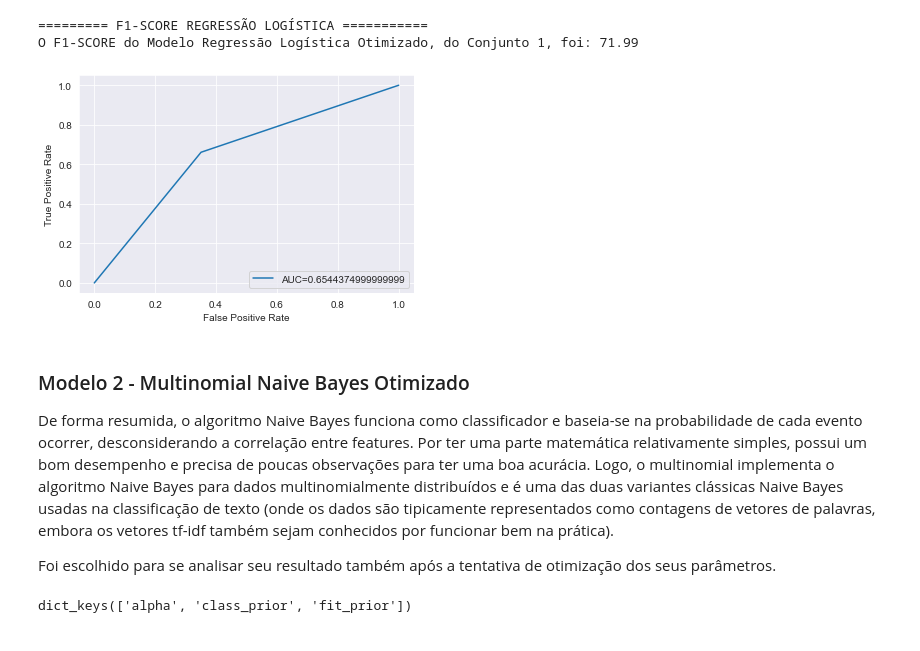
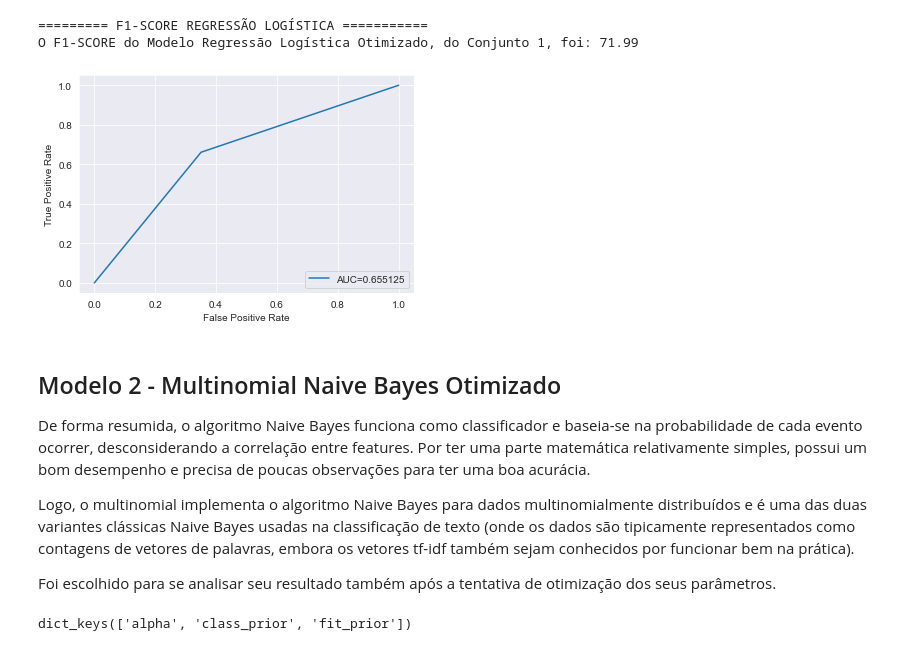
Before and after one commit to Ruann-01/Python_IA, a Jupyter notebook: Trabalho Final/Trabalho Final.ipynb, the cells around one changed output. Cells and saved outputs as stored; diff of their text form; code cells hidden in the pictures.

```diff
--- a/Trabalho Final/Trabalho Final.ipynb
+++ b/Trabalho Final/Trabalho Final.ipynb
@@ -523,18 +527,20 @@ O F1-SCORE do Modelo Regressão Logística Otimizado, do Conjunto 1, foi: 71.99
 # %%
 #Curva ROC e AUC
 fpr, tpr, _ = metrics.roc_curve(y_test,y_pred1)
 auc_rl = metrics.roc_auc_score(y_test,y_pred1)
 #Plotando a Curva Roc e AUC
-plt.plot(fpr,tpr,label="AUC="+str(auc))
+plt.plot(fpr,tpr,label="AUC="+str(auc_rl))
 plt.ylabel('True Positive Rate')
 plt.xlabel('False Positive Rate')
 plt.legend(loc=4)
 plt.show()
 # %% [output]
-[figure, old version]
+[figure, new version]
 # %% [markdown]
-### Modelo 2 - Multinomial Naive Bayes Otimizado
-De forma resumida, o algoritmo Naive Bayes funciona como classificador e baseia-se na probabilidade de cada evento ocorrer, desconsiderando a correlação entre features. Por ter uma parte matemática relativamente simples, possui um bom desempenho e precisa de poucas observações para ter uma boa acurácia. Logo, o multinomial implementa o algoritmo Naive Bayes para dados multinomialmente distribuídos e é uma das duas variantes clássicas Naive Bayes usadas na classificação de texto (onde os dados são tipicamente representados como contagens de vetores de palavras, embora os vetores tf-idf também sejam conhecidos por funcionar bem na prática).
+## Modelo 2  - Multinomial Naive Bayes Otimizado
+De forma resumida, o algoritmo Naive Bayes funciona como classificador e baseia-se na probabilidade de cada evento ocorrer, desconsiderando a correlação entre features. Por ter uma parte matemática relativamente simples, possui um bom desempenho e precisa de poucas observações para ter uma boa acurácia.
+
+Logo, o multinomial implementa o algoritmo Naive Bayes para dados multinomialmente distribuídos e é uma das duas variantes clássicas Naive Bayes usadas na classificação de texto (onde os dados são tipicamente representados como contagens de vetores de palavras, embora os vetores tf-idf também sejam conhecidos por funcionar bem na prática).
 
 Foi escolhido para se analisar seu resultado também após a tentativa de otimização dos seus parâmetros.
 # %%
```
Also changed, not shown: parts of 48 cells of this notebook.
